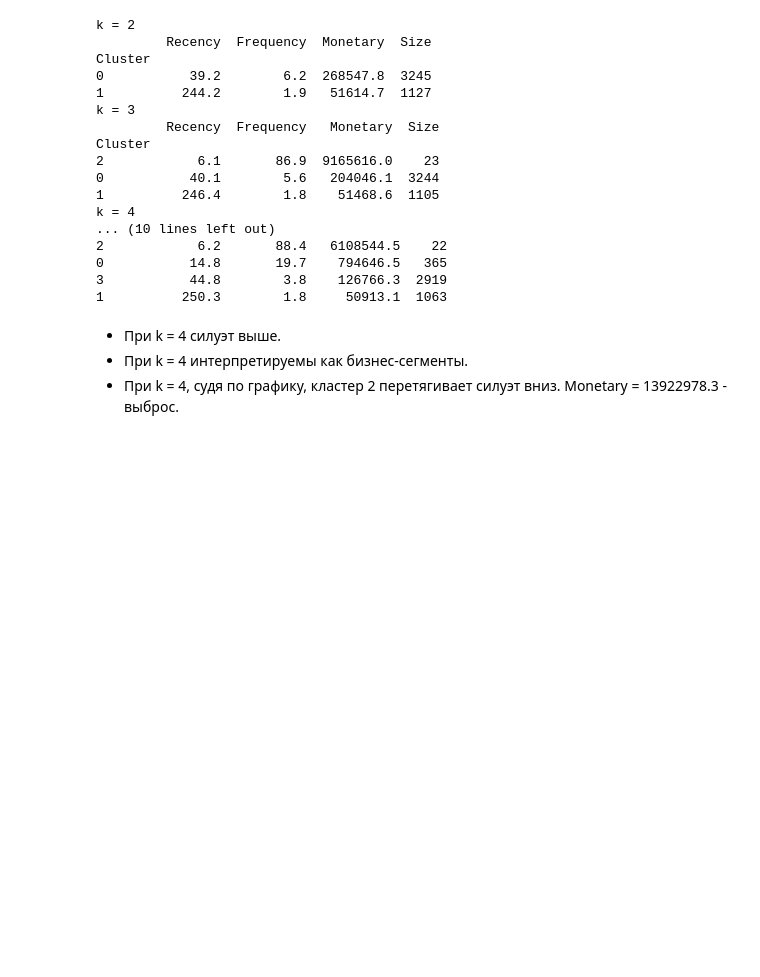
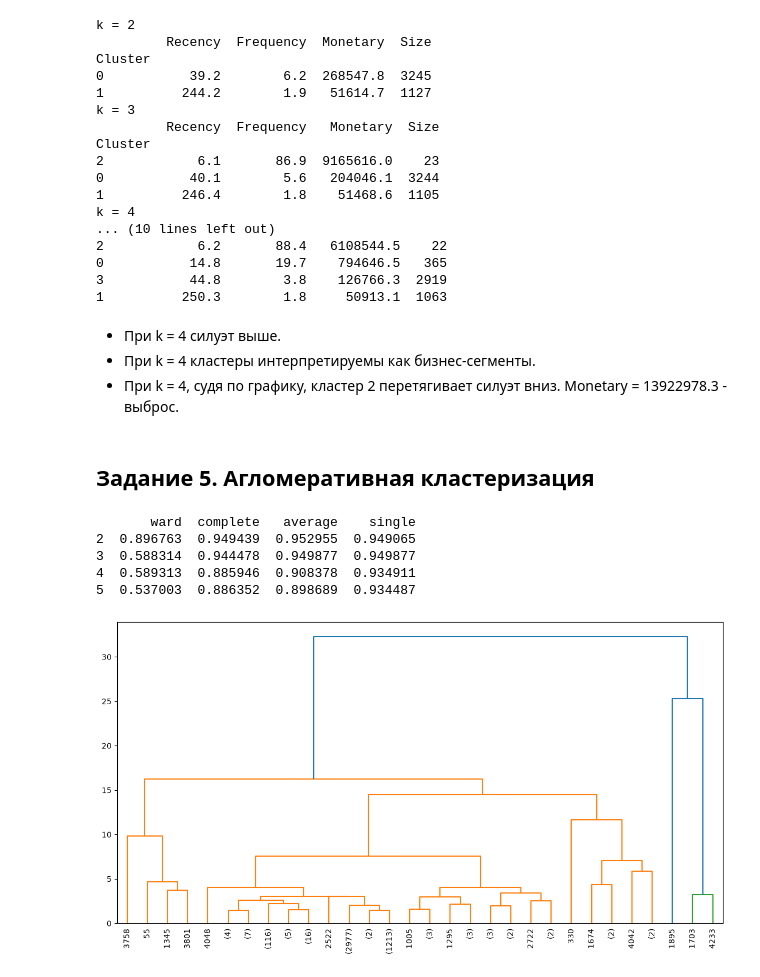
Before and after one commit to RuslanVdovinn/asu, a Jupyter notebook: asu_mo/cluster_analysis/exercise/cluster.ipynb, the cells around one changed output. Drawn from its saved outputs; the diff is of its cells as text; code cells hidden in the pictures; blank space fills up the shorter version.

Commit message:
mo: cluster agglomerative

```diff
--- a/asu_mo/cluster_analysis/exercise/cluster.ipynb
+++ b/asu_mo/cluster_analysis/exercise/cluster.ipynb
@@ -380,5 +380,33 @@ k = 4
 1          250.3        1.8     50913.1  1063
 # %% [markdown]
 - При k = 4 силуэт выше.
-- При k = 4 интерпретируемы как бизнес-сегменты.
+- При k = 4 кластеры интерпретируемы как бизнес-сегменты.
 - При k = 4, судя по графику, кластер 2 перетягивает силуэт вниз. Monetary = 13922978.3 - выброс.
+# %% [markdown]
+## Задание 5. Агломеративная кластеризация
+# %%
+agglo_score = pd.DataFrame(columns=['ward', 'complete', 'average', 'single'])
+# %%
+for k in [2, 3, 4, 5]:
+    scores = []
+    for linkage in ['ward', 'complete', 'average', 'single']:
+        hier = AgglomerativeClustering(n_clusters=k, linkage=linkage)
+        labels_hier = hier.fit_predict(rfm_scaled)
+        scores.append(silhouette_score(rfm_scaled, labels_hier))
+    agglo_score.loc[k] = scores
+print(agglo_score)
+# %% [output]
+       ward  complete   average    single
+2  0.896763  0.949439  0.952955  0.949065
+3  0.588314  0.944478  0.949877  0.949877
+4  0.589313  0.885946  0.908378  0.934911
+5  0.537003  0.886352  0.898689  0.934487
+# %%
+from scipy.cluster.hierarchy import dendrogram, linkage
+Z = linkage(rfm_scaled, method='average')
+plt.figure(figsize=(14, 7))
+dendrogram(Z, truncate_mode='lastp', p=30, leaf_rotation=90)
+# plt.axhline(y=..., color='r', linestyle='--')
+plt.show()
+# %% [output]
+[figure, added]
```
